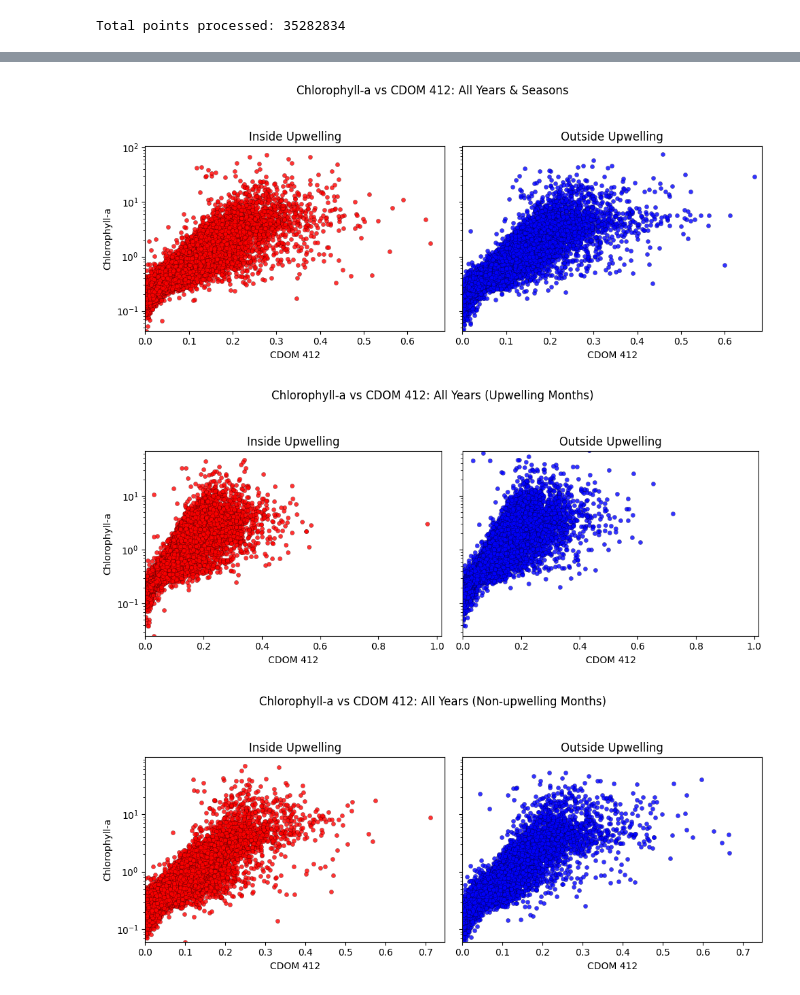
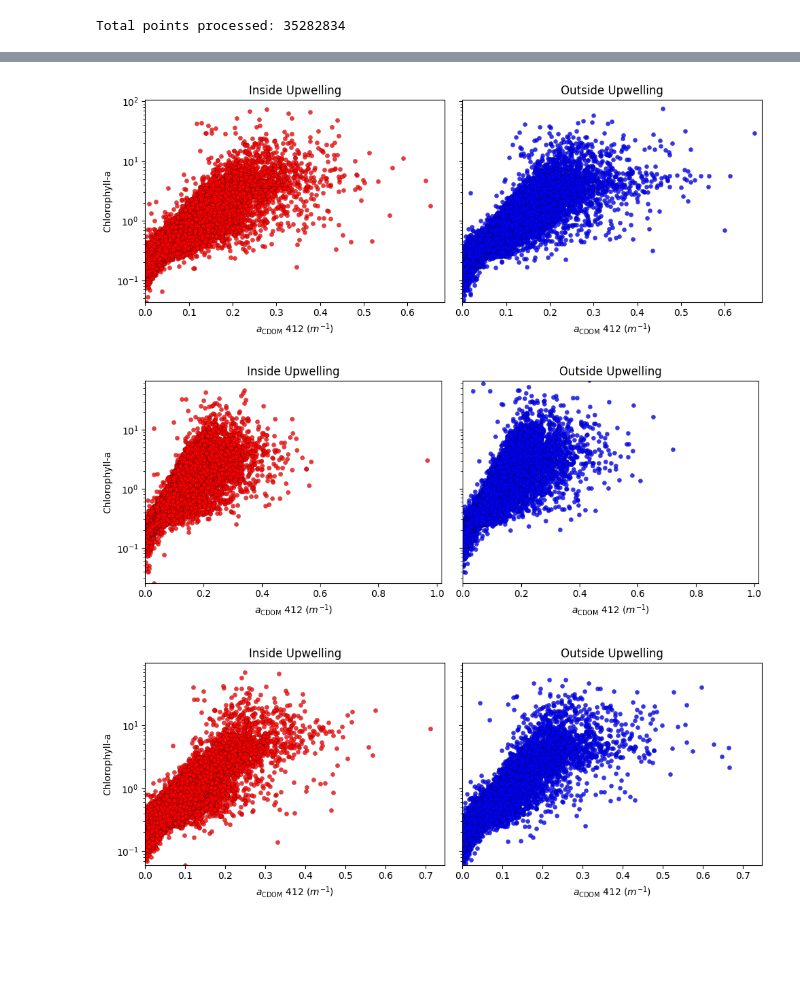
Before and after one commit to makaip/nasa-murep-local, a Jupyter notebook: cdom_sst/experiments/feature_space/chlor_vs_cdom_all_years_comparison.ipynb, the cells around one changed output, grey strips where cells are left out. Cells and saved outputs as stored; diff of their text form; code cells hidden in the pictures; blank space fills up the shorter version.

Commit message:
remove fig titles & correct formatting

```diff
--- a/cdom_sst/experiments/feature_space/chlor_vs_cdom_all_years_comparison.ipynb
+++ b/cdom_sst/experiments/feature_space/chlor_vs_cdom_all_years_comparison.ipynb
@@ -143,7 +143,7 @@ for year in years:
         edgecolor='black'
     )
     axes[0].set_title('Upwelling Months (May-Sep)')
-    axes[0].set_xlabel('CDOM 412')
+    axes[0].set_xlabel(r'$a_{\text{CDOM}}$ 412 $(m^{-1})$')
     axes[0].set_ylabel('Chlorophyll-a')
     axes[0].set_yscale('log')
     axes[0].set_xlim(left=0)
@@ -163,12 +163,12 @@ for year in years:
         edgecolor='black'
     )
     axes[1].set_title('Non-upwelling Months (Oct-Apr)')
-    axes[1].set_xlabel('CDOM 412')
+    axes[1].set_xlabel(r'$a_{\text{CDOM}}$ 412 $(m^{-1})$')
     axes[1].set_yscale('log')
     axes[1].set_xlim(left=0)
     axes[1].set_ylim(bottom=y_min)
 
-    fig.suptitle(f'Chlorophyll-a vs CDOM 412 ({year})', y=1.05)
+
     plt.tight_layout()
     plt.savefig(os.path.join(output_dir_1, f'chlor_vs_cdom_{year}.png'), dpi=300, bbox_inches='tight')
     plt.show()
@@ -220,7 +220,7 @@ def plot_zones(data_subset, title_suffix, filename_suffix):
         edgecolor='black'
     )
     axes[0].set_title('Inside Upwelling')
-    axes[0].set_xlabel('CDOM 412')
+    axes[0].set_xlabel(r'$a_{\text{CDOM}}$ 412 $(m^{-1})$')
     axes[0].set_ylabel('Chlorophyll-a')
     axes[0].set_yscale('log')
     axes[0].set_xlim(left=0)
@@ -232,38 +232,38 @@ def plot_zones(data_subset, title_suffix, filename_suffix):
         data=zone_out,
         x='cdom412',
         y='chlor',
         color='blue',
         alpha=0.8,
         marker='o',
         s=20,
         linewidth=0.2,
         edgecolor='black'
     )
     axes[1].set_title('Outside Upwelling')
-    axes[1].set_xlabel('CDOM 412')
+    axes[1].set_xlabel(r'$a_{\text{CDOM}}$ 412 $(m^{-1})$')
     axes[1].set_yscale('log')
     axes[1].set_xlim(left=0)
     axes[1].set_ylim(bottom=y_min)
 
-    fig.suptitle(f'Chlorophyll-a vs CDOM 412: {title_suffix}', y=1.05)
+
     plt.tight_layout()
     plt.savefig(os.path.join(output_dir_3, f'chlor_vs_cdom_{filename_suffix}.png'), dpi=300, bbox_inches='tight')
     plt.show()
 
 # 1. Pooled across all years and seasons
 plot_zones(all_data, 'All Years & Seasons', 'all_years_all_seasons')
 
 # 2. Upwelling months only
 plot_zones(all_data[all_data['Season'] == 'Upwelling Months (May-Sep)'],
            'All Years (Upwelling Months)', 'all_years_upwelling_months')
 
 # 3. Non-upwelling months only
 plot_zones(all_data[all_data['Season'] == 'Non-upwelling Months (Oct-Apr)'],
            'All Years (Non-upwelling Months)', 'all_years_nonupwelling_months')
 # %% [output]
-[figure, old version]
+[figure, new version]
-[figure, old version]
+[figure, new version]
-[figure, old version]
+[figure, new version]
 # %%
 # Figure Type 4: Inside Upwelling vs Outside Upwelling during Upwelling Months (May-Sep) for each year
 import os
```
Also changed, not shown: parts of 2 cells of this notebook, 7 other files.
